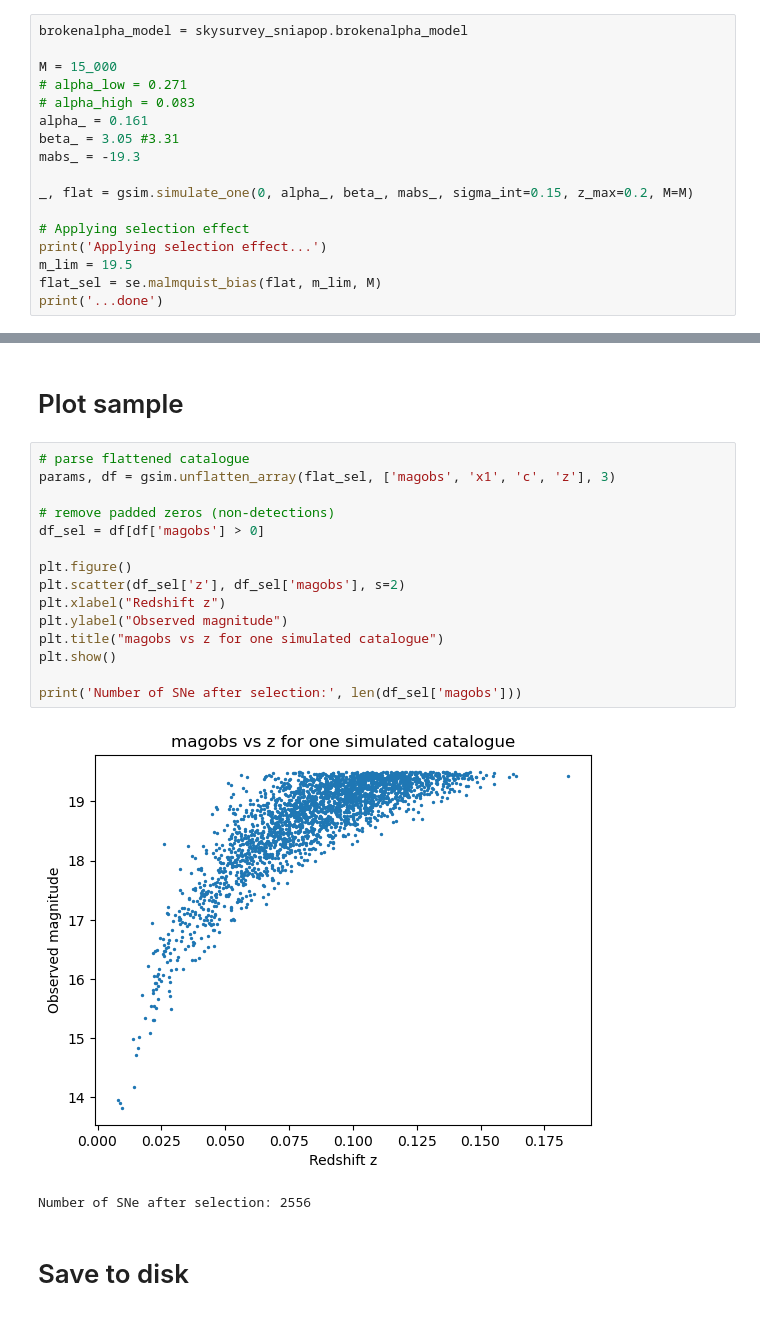
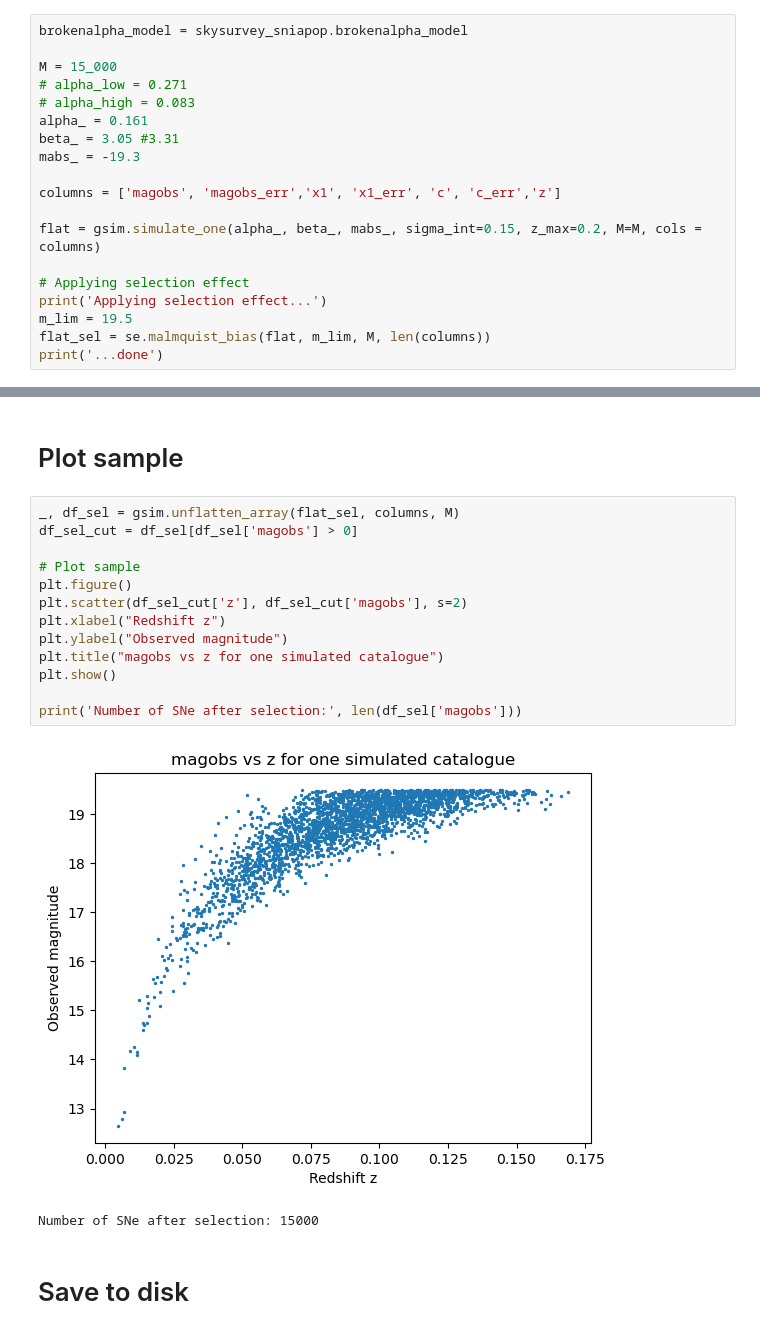
Before and after one commit to a-trigui/ximinf, a Jupyter notebook: notebooks/3_simulate_sample.ipynb, the cells around one changed output, grey strips where cells are left out. Cells and saved outputs as stored; diff of their text form.

```diff
--- a/notebooks/3_simulate_sample.ipynb
+++ b/notebooks/3_simulate_sample.ipynb
@@ -26,12 +25,14 @@ alpha_ = 0.161
 beta_ = 3.05 #3.31
 mabs_ = -19.3
 
-_, flat = gsim.simulate_one(0, alpha_, beta_, mabs_, sigma_int=0.15, z_max=0.2, M=M)
+columns = ['magobs', 'magobs_err','x1', 'x1_err', 'c', 'c_err','z']
+
+flat = gsim.simulate_one(alpha_, beta_, mabs_, sigma_int=0.15, z_max=0.2, M=M, cols = columns)
 
 # Applying selection effect
 print('Applying selection effect...')
 m_lim = 19.5
-flat_sel = se.malmquist_bias(flat, m_lim, M)
+flat_sel = se.malmquist_bias(flat, m_lim, M, len(columns))
 print('...done')
 # %% [output]
 Applying selection effect...
@@ -39,23 +40,21 @@ Applying selection effect...
 # %% [markdown]
 # Plot sample
 # %%
-# parse flattened catalogue
-params, df = gsim.unflatten_array(flat_sel, ['magobs', 'x1', 'c', 'z'], 3)
+_, df_sel = gsim.unflatten_array(flat_sel, columns, M)
+df_sel_cut = df_sel[df_sel['magobs'] > 0]
 
-# remove padded zeros (non-detections)
-df_sel = df[df['magobs'] > 0]
-
+# Plot sample
 plt.figure()
-plt.scatter(df_sel['z'], df_sel['magobs'], s=2)
+plt.scatter(df_sel_cut['z'], df_sel_cut['magobs'], s=2)
 plt.xlabel("Redshift z")
 plt.ylabel("Observed magnitude")
 plt.title("magobs vs z for one simulated catalogue")
 plt.show()
 
 print('Number of SNe after selection:', len(df_sel['magobs']))
 # %% [output]
-[figure, old version]
+[figure, new version]
-Number of SNe after selection: 2556
+Number of SNe after selection: 15000
 # %% [markdown]
 # Save to disk
 # %%
```
Also changed, not shown: parts of 2 cells of this notebook, 4 other files.
